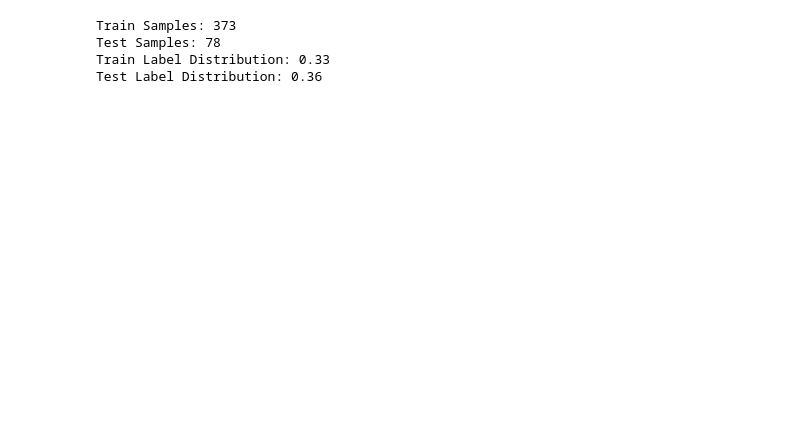
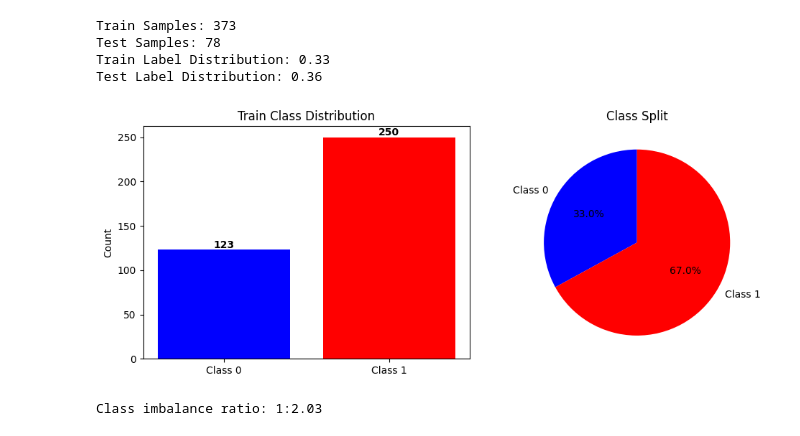
Before and after one commit to ambucha/pokemon-computer-vision, a Jupyter notebook: exploration.ipynb, the cells around one changed output. Cells and saved outputs as stored; diff of their text form; code cells hidden in the pictures; blank space fills up the shorter version.

Commit message:
viz for dist and sample images for classes

```diff
--- a/exploration.ipynb
+++ b/exploration.ipynb
@@ -39,0 +23,21 @@ Test Label Distribution: 0.36
+# %%
+counts = train_df['label'].value_counts().sort_index()
+
+fig , axes = plt.subplots(1,2, figsize=(10, 4))
+
+axes[0].bar(['Class 0', 'Class 1'], counts.values, color=['blue', 'red'])
+axes[0].set_title('Train Class Distribution')
+axes[0].set_ylabel('Count')
+for i, v in enumerate(counts.values):
+    axes[0].text(i, v + 2, str(v), ha='center', fontweight='bold')
+
+axes[1].pie(counts.values, labels=['Class 0', 'Class 1'], autopct='%1.1f%%',
+            colors=['blue', 'red'], startangle=90)
+axes[1].set_title('Class Split')
+
+plt.tight_layout()
+plt.show()
+print(f"Class imbalance ratio: 1:{counts[1]/counts[0]:.2f}")
+# %% [output]
+[figure, added]
+Class imbalance ratio: 1:2.03
```
Also changed, not shown: parts of 4 cells of this notebook.
